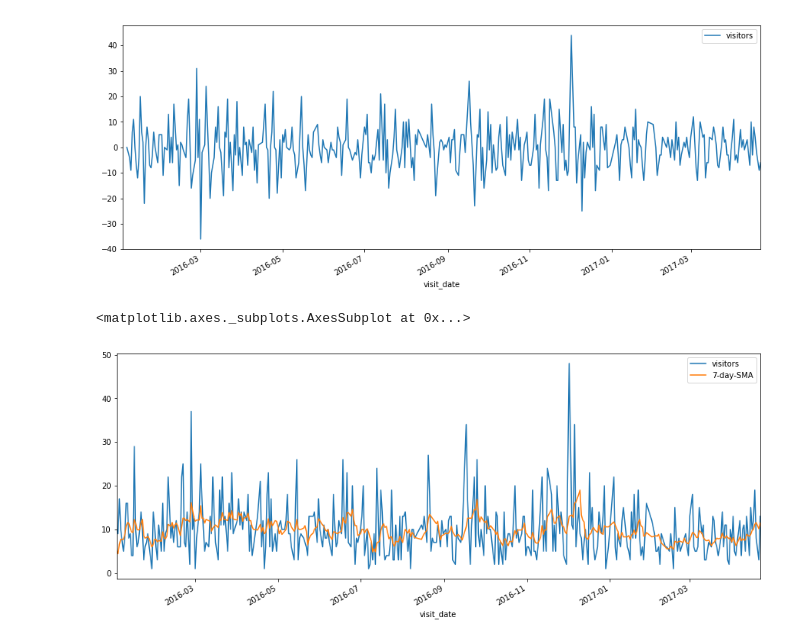
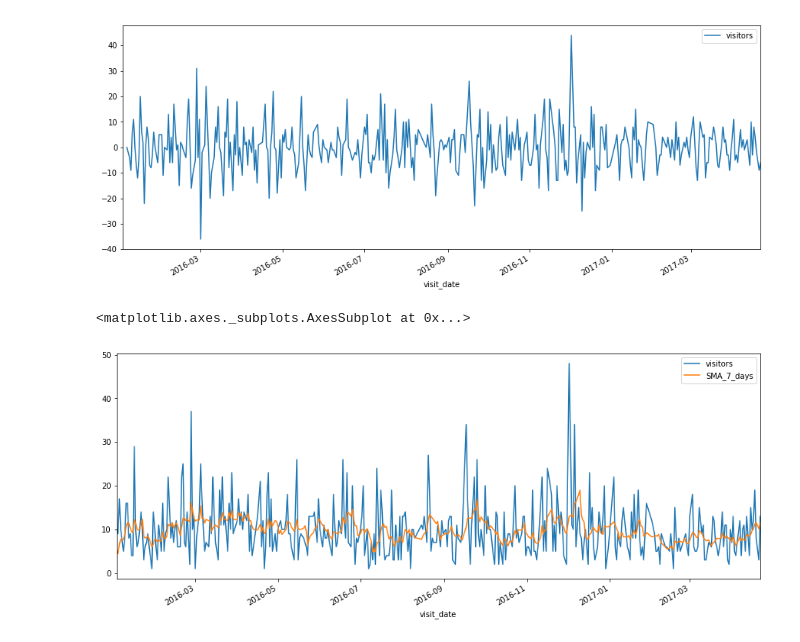
Before and after one commit to bengrauer/datascience_competitions, a Jupyter notebook: JapanRestarauntVisitors/plot_QuickAnalysis.ipynb, the cells around one changed output. Cells and saved outputs as stored; diff of their text form; code cells hidden in the pictures.

```diff
--- a/JapanRestarauntVisitors/plot_QuickAnalysis_wip.ipynb
+++ b/JapanRestarauntVisitors/plot_QuickAnalysis.ipynb
@@ -10,10 +10,14 @@ import seaborn
 import platform
 import sys
 
+import seaborn as sns
+
 # Multiple dataframes in single cell
 from IPython.display import display
 
 %matplotlib inline
+from matplotlib.pylab import rcParams
+rcParams['figure.figsize'] = 15, 6
 # %%
 # Working Dir / Load Data
 if (platform.system() == 'Windows'):
@@ -350,7 +355,7 @@ Data Load - Adding Features
 Data Load - Finished
 # %%
 # add the rolling mean / ewma
-dfSuper, newcolNames = hlp.fn_ts_add_cycletrend_analysis(dfSuper, 'visitors')
+#dfSuper, newcolNames = hlp.fn_ts_add_cycletrend_analysis(dfSuper, 'visitors')
 # %%
 dfSuper.head()
 # %% [output]
@@ -550,7 +557,7 @@ dfSuper[dfSuper['air_store_id']==storeid][['visitors']].diff(3).plot()
 <matplotlib.axes._subplots.AxesSubplot at 0x...>
 [figure]
 # %%
-dfSuper[dfSuper['air_store_id']==storeid][['visitors','7-day-SMA']].plot()
+dfSuper[dfSuper['air_store_id']==storeid][['visitors','SMA_7_days']].plot()
 # %% [output]
 <matplotlib.axes._subplots.AxesSubplot at 0x...>
-[figure, old version]
+[figure, new version]
```
Also changed, not shown: parts of 15 cells of this notebook, 4 other files.
